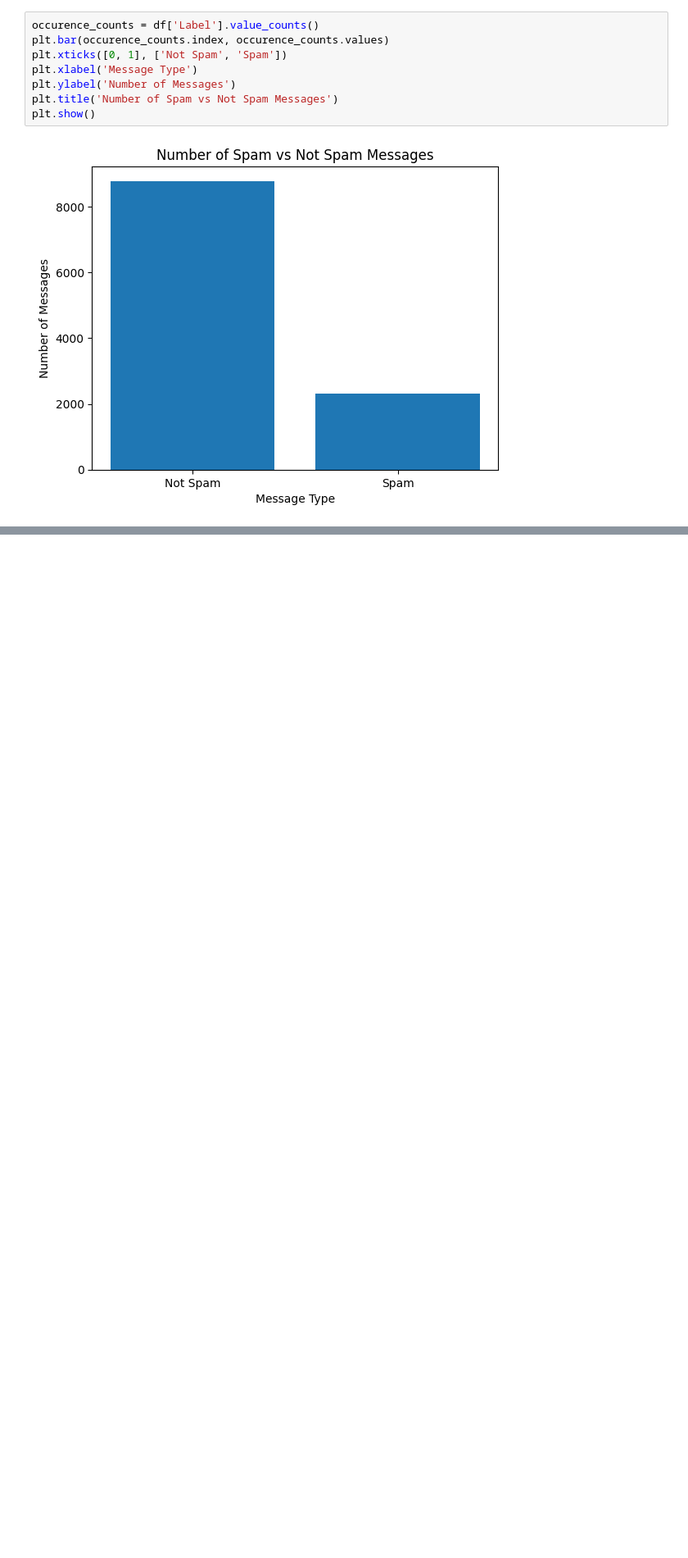
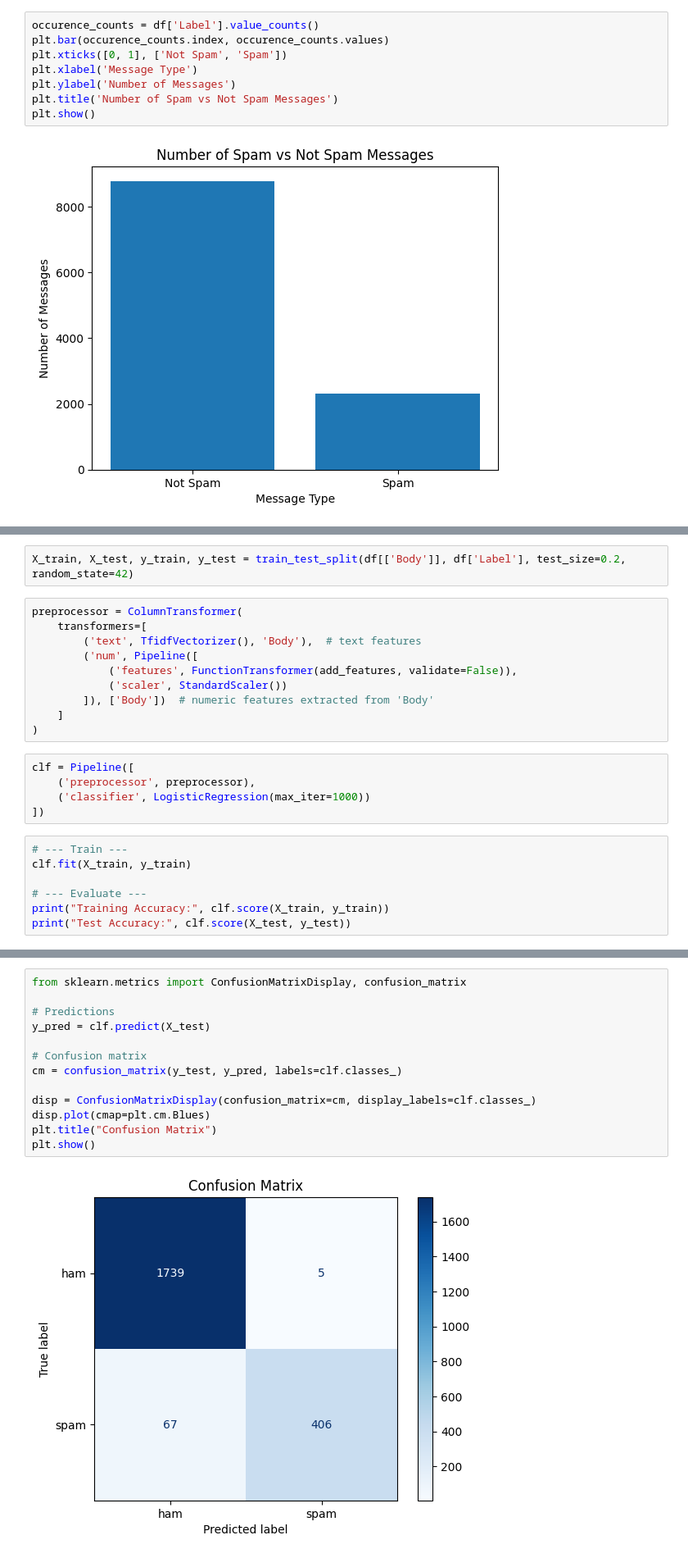
Before and after one commit to Marilyn09/COS30049, a Jupyter notebook: notebook.ipynb, the cells around one changed output, grey strips where cells are left out. Shown at 82% size. Drawn from its saved outputs; the diff is of its cells as text; blank space fills up the shorter version.

```diff
--- a/notebook.ipynb
+++ b/notebook.ipynb
@@ -170,0 +100,24 @@ plt.show()
+# %%
+X_train, X_test, y_train, y_test = train_test_split(df[['Body']], df['Label'], test_size=0.2, random_state=42)
+# %%
+preprocessor = ColumnTransformer(
+    transformers=[
+        ('text', TfidfVectorizer(), 'Body'),  # text features
+        ('num', Pipeline([
+            ('features', FunctionTransformer(add_features, validate=False)),
+            ('scaler', StandardScaler())
+        ]), ['Body'])  # numeric features extracted from 'Body'
+    ]
+)
+# %%
+clf = Pipeline([
+    ('preprocessor', preprocessor),
+    ('classifier', LogisticRegression(max_iter=1000))
+])
+# %%
+# --- Train ---
+clf.fit(X_train, y_train)
+
+# --- Evaluate ---
+print("Training Accuracy:", clf.score(X_train, y_train))
+print("Test Accuracy:", clf.score(X_test, y_test))
@@ -170,0 +127,15 @@ plt.show()
+# %%
+from sklearn.metrics import ConfusionMatrixDisplay, confusion_matrix
+
+# Predictions
+y_pred = clf.predict(X_test)
+
+# Confusion matrix
+cm = confusion_matrix(y_test, y_pred, labels=clf.classes_)
+
+disp = ConfusionMatrixDisplay(confusion_matrix=cm, display_labels=clf.classes_)
+disp.plot(cmap=plt.cm.Blues)
+plt.title("Confusion Matrix")
+plt.show()
+# %% [output]
+[figure, added]
```
Also changed, not shown: parts of 14 cells of this notebook.
